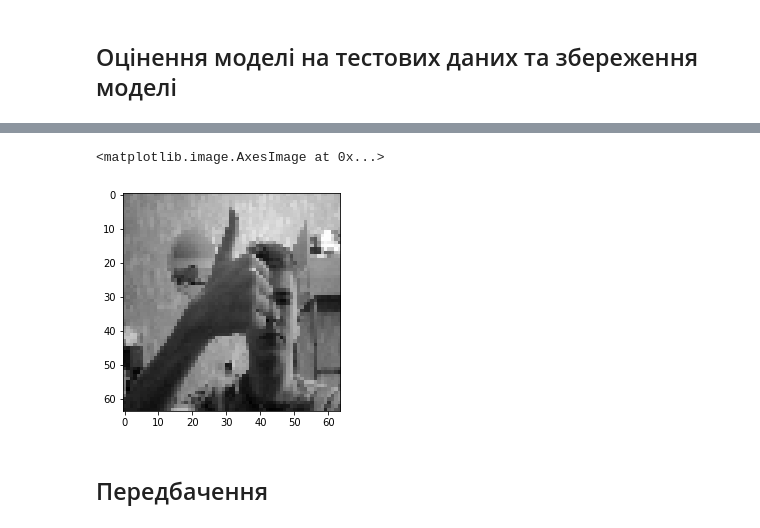
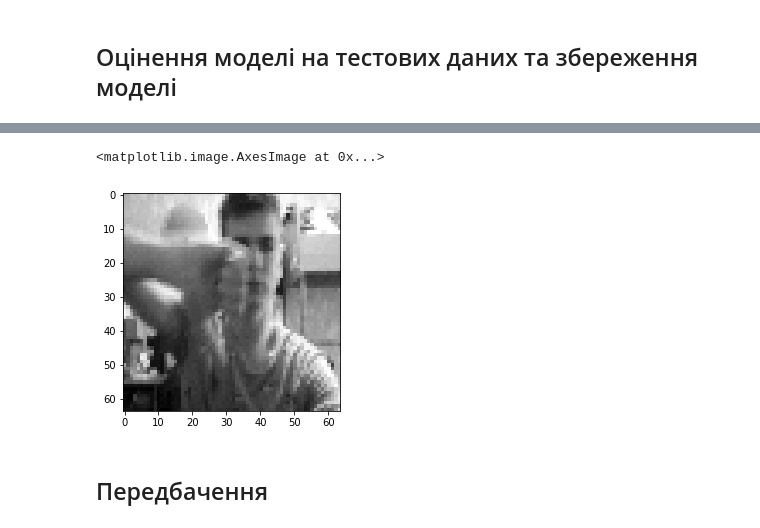
Before and after one commit to pavloshargan/signs_classifier_workshop, a Jupyter notebook: source.ipynb, the cells around one changed output, grey strips where cells are left out. Saved outputs shown, nothing was run; the diff lists cells and outputs as text; code cells hidden in the pictures.

```diff
--- a/source.ipynb
+++ b/source.ipynb
@@ -125,9 +131,9 @@ print(test_loss, test_acc)
 # %%
 import matplotlib.pyplot as plt
-plt.imshow(X_test[1], cmap="gray")
+plt.imshow(X_test[3], cmap="gray")
 # %% [output]
 <matplotlib.image.AxesImage at 0x...>
-[figure, old version]
+[figure, new version]
 # %%
 model.save('sign_reader.model')
 # %% [markdown]
```
Also changed, not shown: parts of 16 cells of this notebook, 4 other files.
